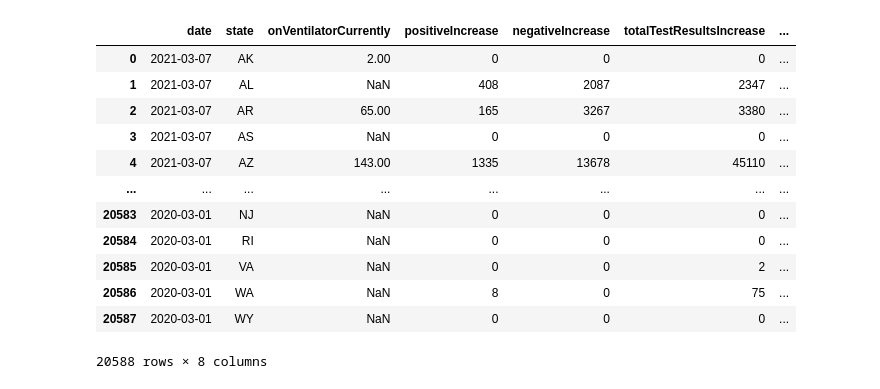
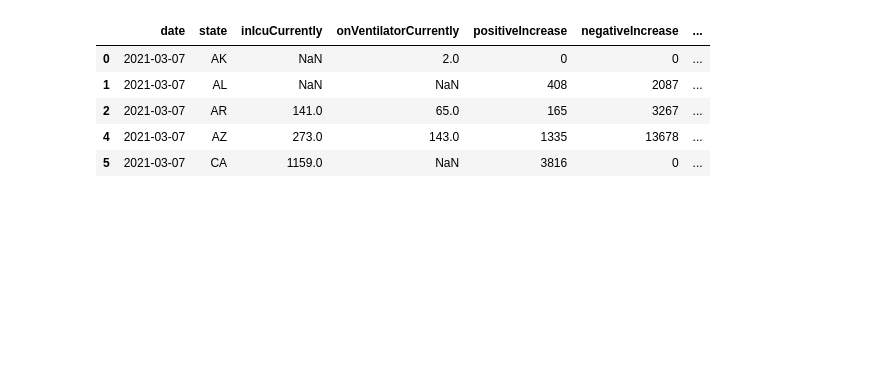
Before and after one commit to Subbagari1985/COVID-19-impact-on-Hospital-systems, a Jupyter notebook: Covid_Analysis.ipynb, the cells around one changed output. Cells and saved outputs as stored; diff of their text form; code cells hidden in the pictures; blank space fills up the shorter version.

```diff
--- a/Covid_Analysis.ipynb
+++ b/Covid_Analysis.ipynb
@@ -16,15 +17,19 @@ import matplotlib.animation as animation
 # %%
 #Querying the API to get the covid information
 Url = "https://api.covidtracking.com/v1/states/daily.json"
-Covid_Info_Response = requests.get(url)
+Covid_Info_Response = requests.get(Url)
 Covid_Info_Json = Covid_Info_Response.json()
-Df = pd.read_json(url)
+Df = pd.read_json(Url)
 
 #Drop the columns that are not needed
-Covid_Info_Df=Df.drop(Df.columns[[2,3,4,5,6,7,8,9,10,11,13,14,15,16,17,18,19,20,21,22,23,24,25,26,27,28,29,30,31,32,33,34,35,36,37,38,39,40,43,45,46,49,50,51,52,53,54,55]], axis=1)
+Covid_Info_Df=Df.drop(Df.columns[[2,3,4,5,6,7,8,9,11,13,14,15,16,17,18,19,20,21,22,23,24,25,26,27,28,29,30,31,32,33,34,35,36,37,38,39,40,43,45,46,49,50,51,52,53,54,55]], axis=1)
+
 
 #Drop the data from before Mar, 2020
 Covid_Info_Df.drop(Covid_Info_Df.index[20588:] ,axis = 0, inplace=True)
 Covid_Info_Df
-Df.keys()
+
+#Drop the rows that have AS, GU, PR, VI, MP as states
+Covid_Info_Df = Covid_Info_Df.drop(Covid_Info_Df[(Covid_Info_Df.state == 'AS') | (Covid_Info_Df.state == 'GU') | (Covid_Info_Df.state == 'PR') | (Covid_Info_Df.state == 'VI') | (Covid_Info_Df.state == 'MP')].index)
+Covid_Info_Df.head()
 # %% [output]
@@ -49,21 +42,14 @@ Index(['date', 'state', 'positive', 'probableCases', 'negative', 'pending',
 # %%
 #Converting Date into proper format
 Covid_Info_Df['date'] = pd.to_datetime(Covid_Info_Df['date'], format='%Y%m%d', errors='ignore')
-Covid_Info_Df
+Covid_Info_Df.head()
 # %% [output]
-|  | date | state | onVentilatorCurrently | positiveIncrease | negativeIncrease | totalTestResultsIncrease | ... |
-| 0 | 2021-03-07 | AK | 2.00 | 0 | 0 | 0 | ... |
-| 1 | 2021-03-07 | AL | NaN | 408 | 2087 | 2347 | ... |
-| 2 | 2021-03-07 | AR | 65.00 | 165 | 3267 | 3380 | ... |
-| 3 | 2021-03-07 | AS | NaN | 0 | 0 | 0 | ... |
-| 4 | 2021-03-07 | AZ | 143.00 | 1335 | 13678 | 45110 | ... |
-| ... | ... | ... | ... | ... | ... | ... | ... |
-| 20583 | 2020-03-01 | NJ | NaN | 0 | 0 | 0 | ... |
-| 20584 | 2020-03-01 | RI | NaN | 0 | 0 | 0 | ... |
-| 20585 | 2020-03-01 | VA | NaN | 0 | 0 | 2 | ... |
-| 20586 | 2020-03-01 | WA | NaN | 8 | 0 | 75 | ... |
-| 20587 | 2020-03-01 | WY | NaN | 0 | 0 | 0 | ... |
+|  | date | state | inIcuCurrently | onVentilatorCurrently | positiveIncrease | negativeIncrease | ... |
+| 0 | 2021-03-07 | AK | NaN | 2.0 | 0 | 0 | ... |
+| 1 | 2021-03-07 | AL | NaN | NaN | 408 | 2087 | ... |
+| 2 | 2021-03-07 | AR | 141.0 | 65.0 | 165 | 3267 | ... |
+| 4 | 2021-03-07 | AZ | 273.0 | 143.0 | 1335 | 13678 | ... |
+| 5 | 2021-03-07 | CA | 1159.0 | NaN | 3816 | 0 | ... |
-20588 rows × 8 columns
 # %%
 #Splitting the Date by Year, Month and Day. Also, Renaming the columns
 Covid_Info_Df[['year','month','day']] = Covid_Info_Df.date.apply(lambda x: pd.Series(x.strftime("%Y,%m,%d").split(",")))
```
Also changed, not shown: parts of 15 cells of this notebook, 2 other files.
